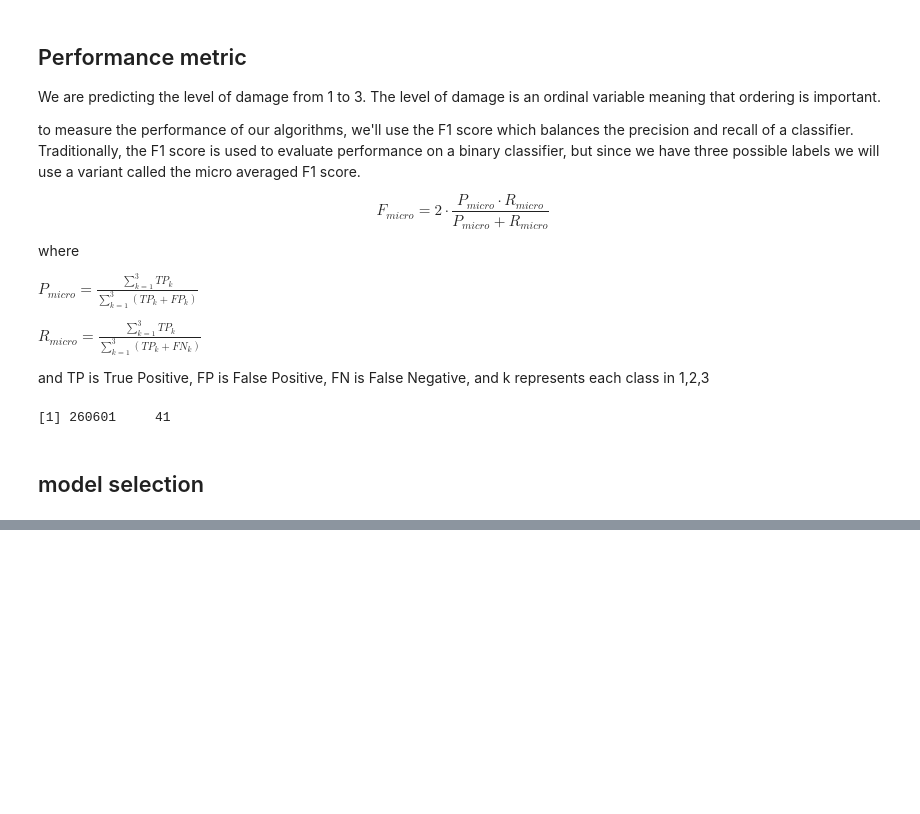
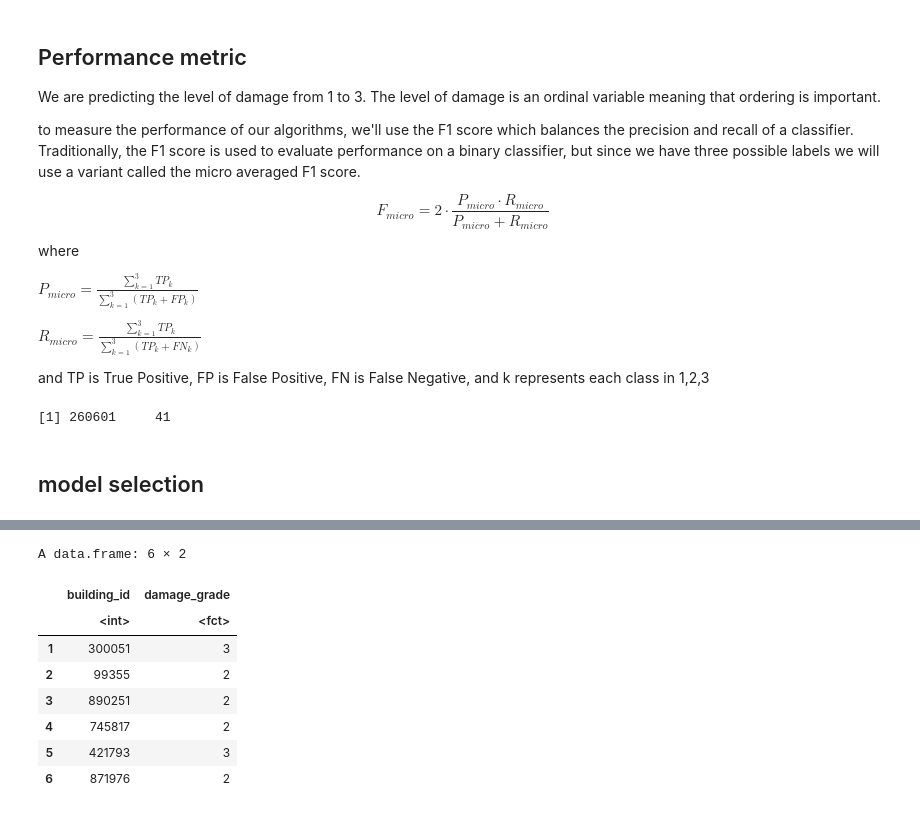
Before and after one commit to cedric-bit/MLP, a Jupyter notebook: LEDKDC.ipynb, the cells around one changed output, grey strips where cells are left out. Cells and saved outputs as stored; diff of their text form; code cells hidden in the pictures; blank space fills up the shorter version.

```diff
--- a/LEDKDC.ipynb
+++ b/LEDKDC.ipynb
@@ -297,3 +294,9 @@ train_features$solid_building <- ifelse(
+# %%
+# Créez une nouvelle colonne nommée "relative_volume" en multipliant area_percentage et height_percentage
+train_features$relative_volume <- train_features$area_percentage * train_features$height_percentage
+
+# Appliquez la même transformation à l'ensemble de données de test
+test_features$relative_volume <- test_features$area_percentage * test_features$height_percentage
 # %%
 # Rove building_id in train_data and test_data
 train_data <- subset(train_features, select = -building_id)
@@ -773,0 +957,29 @@ dim(data_train)
+# %%
+set.seed(5)
+hidden_nodes_vec <-c(0.1,0.2,0.3,0.4,0.5)
+
+error_in_sample_vec <- numeric()
+error_out_sample_vec <- numeric()
+error_cv_vec <- numeric()
+
+k = 10 # nombre de plis pour la validation croisée
+threshold1 = 0.1 # premier seuil pour la prédiction
+threshold2 = 0.5 # second seuil pour la prédiction
+r = 0.4 # rayon pour l'initialisation des poids du réseau
+
+
+  for(hidden_nodes in hidden_nodes_vec){
+  results = crossValidationInOutSample(data_train, hidden_nodes=hidden_nodes, k=k, threshold1=threshold1, threshold2=threshold2, r=r)
+
+  if(is.list(results)){
+      error_in_sample_vec <- c(error_in_sample_vec, results$in_sample$misclassification_rate)
+      error_out_sample_vec <- c(error_out_sample_vec, results$out_sample$misclassification_rate)
+      error_cv_vec <- c(error_cv_vec, results$cv)
+  } else {
+      print("Error: crossValidationInOutSample did not return a list")
+  }
+}
+
+
+
+# Print the error vectors
@@ -908,0 +1136,14 @@ write.csv(result_df, "result_tree.csv", row.names = FALSE)
+# %%
+
+
+head(result_df)
+# %% [output]
+A data.frame: 6 × 2
+|  | building_id | damage_grade |
+|  | <int> | <fct> |
+| 1 | 300051 | 3 |
+| 2 | 99355 | 2 |
+| 3 | 890251 | 2 |
+| 4 | 745817 | 2 |
+| 5 | 421793 | 3 |
+| 6 | 871976 | 2 |
```
Also changed, not shown: parts of 23 cells of this notebook.
